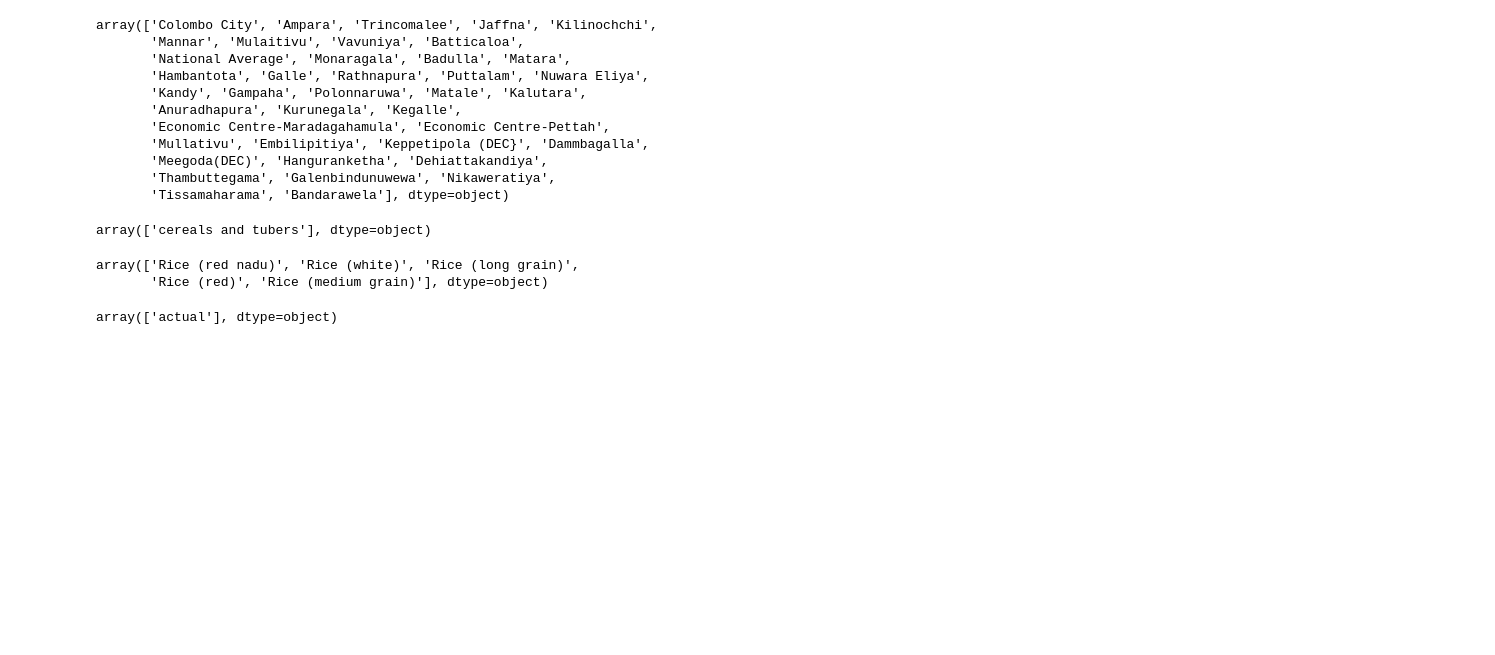
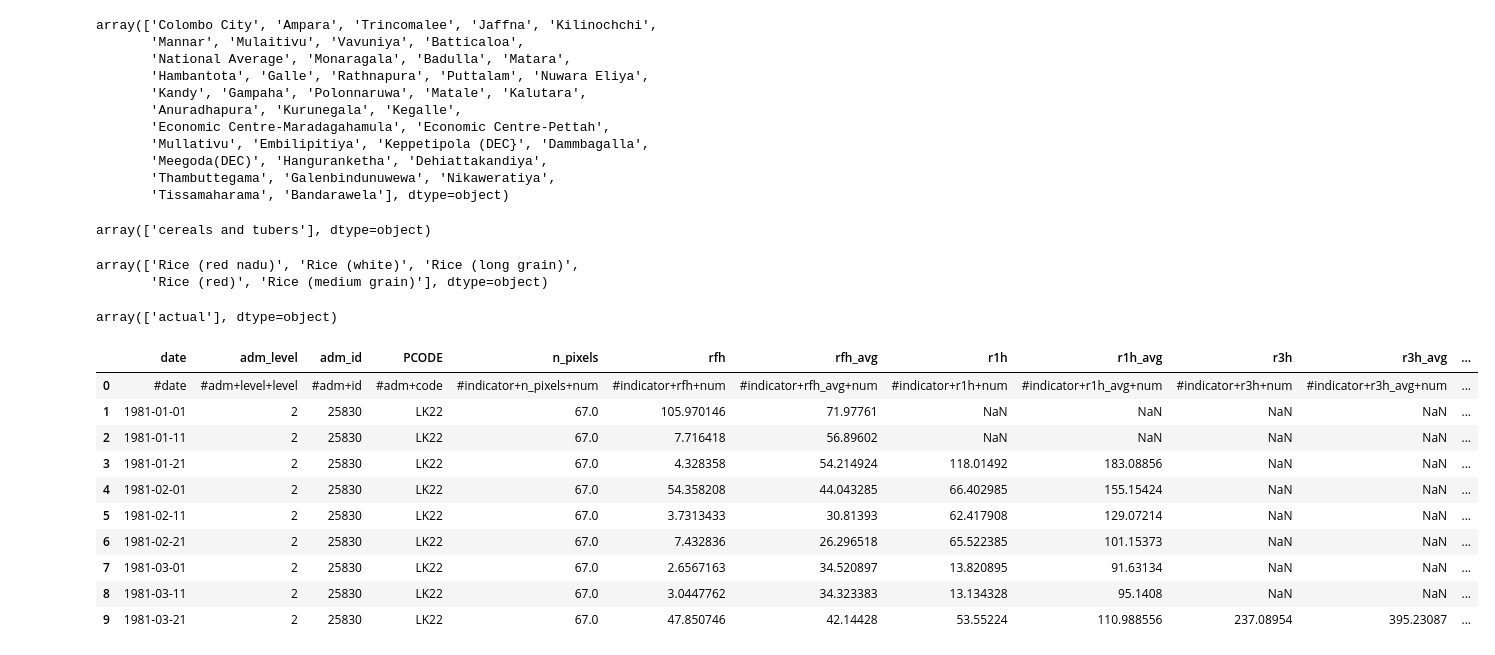
Before and after one commit to vishwani014/Sri-Lankan-Crop-Yield-Predictor, a Jupyter notebook: notebooks/preprocess.ipynb, the cells around one changed output. Cells and saved outputs as stored; diff of their text form; code cells hidden in the pictures; blank space fills up the shorter version.

Commit message:
preprocess rainfall

```diff
--- a/notebooks/preprocess.ipynb
+++ b/notebooks/preprocess.ipynb
@@ -56,3 +56,18 @@ unique_priceflags = riceprice_data['priceflag'].unique()
 unique_priceflags
 # %% [output]
 array(['actual'], dtype=object)
+# %%
+rainfall_data = pd.read_csv('../data/raw/rainfall.csv')
+rainfall_data.head(10)
+# %% [output]
+|  | date | adm_level | adm_id | PCODE | n_pixels | rfh | rfh_avg | r1h | r1h_avg | r3h | r3h_avg | ... |
+| 0 | #date | #adm+level+level | #adm+id | #adm+code | #indicator+n_pixels+num | #indicator+rfh+num | #indicator+rfh_avg+num | #indicator+r1h+num | #indicator+r1h_avg+num | #indicator+r3h+num | #indicator+r3h_avg+num | ... |
+| 1 | 1981-01-01 | 2 | 25830 | LK22 | 67.0 | 105.970146 | 71.97761 | NaN | NaN | NaN | NaN | ... |
+| 2 | 1981-01-11 | 2 | 25830 | LK22 | 67.0 | 7.716418 | 56.89602 | NaN | NaN | NaN | NaN | ... |
+| 3 | 1981-01-21 | 2 | 25830 | LK22 | 67.0 | 4.328358 | 54.214924 | 118.01492 | 183.08856 | NaN | NaN | ... |
+| 4 | 1981-02-01 | 2 | 25830 | LK22 | 67.0 | 54.358208 | 44.043285 | 66.402985 | 155.15424 | NaN | NaN | ... |
+| 5 | 1981-02-11 | 2 | 25830 | LK22 | 67.0 | 3.7313433 | 30.81393 | 62.417908 | 129.07214 | NaN | NaN | ... |
+| 6 | 1981-02-21 | 2 | 25830 | LK22 | 67.0 | 7.432836 | 26.296518 | 65.522385 | 101.15373 | NaN | NaN | ... |
+| 7 | 1981-03-01 | 2 | 25830 | LK22 | 67.0 | 2.6567163 | 34.520897 | 13.820895 | 91.63134 | NaN | NaN | ... |
+| 8 | 1981-03-11 | 2 | 25830 | LK22 | 67.0 | 3.0447762 | 34.323383 | 13.134328 | 95.1408 | NaN | NaN | ... |
+| 9 | 1981-03-21 | 2 | 25830 | LK22 | 67.0 | 47.850746 | 42.14428 | 53.55224 | 110.988556 | 237.08954 | 395.23087 | ... |
```
Also changed, not shown: parts of 3 cells of this notebook, 5 other files.
